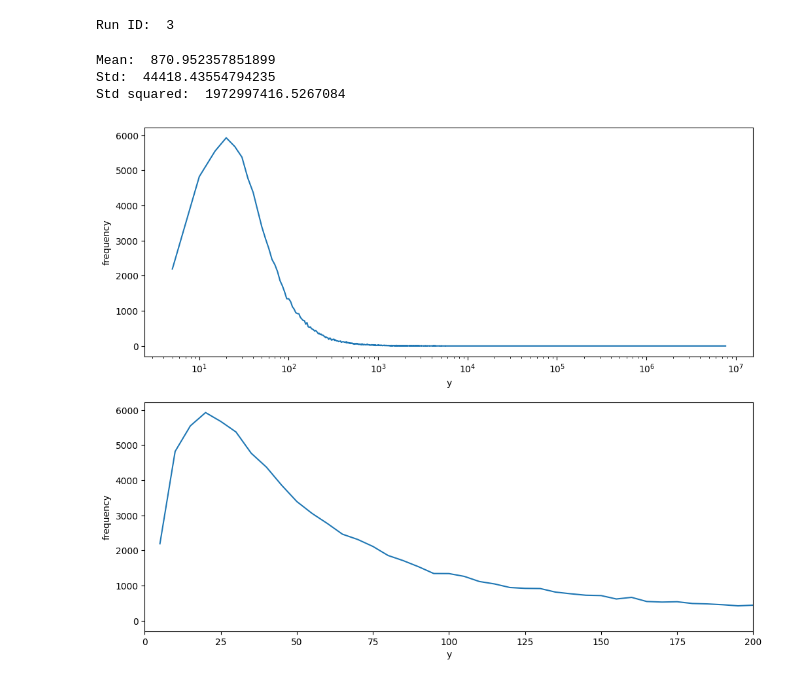
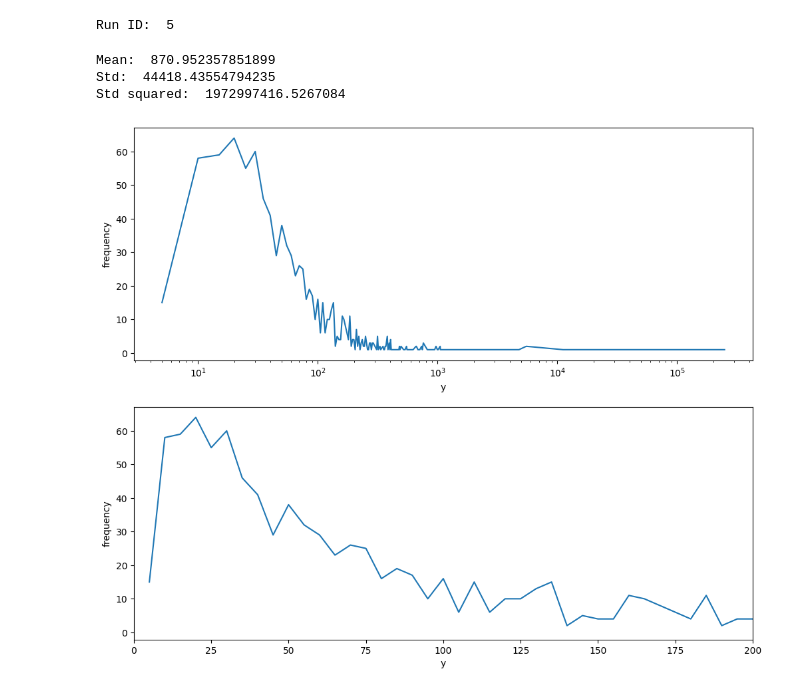
Before and after one commit to muraronicola/Approximating-volume-computations-via-GNNs, a Jupyter notebook: AnalyzeData.ipynb, the cells around one changed output. Cells and saved outputs as stored; diff of their text form; code cells hidden in the pictures.

```diff
--- a/AnalyzeData.ipynb
+++ b/AnalyzeData.ipynb
@@ -20,9 +20,14 @@ def find_filename():
 
 
 run_id = find_filename()
+run_id_prev_1 = run_id - 1
+run_id_prev_2 = run_id - 2
+run_id_prev_3 = run_id - 3
+run_id_prev_4 = run_id - 4
+
 print("Run ID: ", run_id)
 # %% [output]
-Run ID:  3
+Run ID:  5
 # %%
 file_name = "/exact_politopes" if exact_polytopes else "/all_politopes"
 
@@ -41,20 +57,22 @@ Std:  44418.43554794235
 Std squared:  1972997416.5267084
 # %%
 #Group y in values of 10
-y_grouped = np.ceil(y/5)*5
+y_cut = y[:1000]
+
+y_grouped = np.ceil(y_cut/5)*5
 #calculate the frequency of each group
 y_grouped, frequency = np.unique(y_grouped, return_counts=True)
 
 df_y_grouped = pd.DataFrame([y_grouped, frequency], index=["y", "frequency"]).T
 df_y_grouped.to_csv("data/" + folder_name + "/y_grouped.csv")
 
 figure2, ax2 = plt.subplots(2, 1, figsize=(12, 10))
 sns.lineplot(data=df_y_grouped, x="y", y="frequency", ax=ax2[0])
 sns.lineplot(data=df_y_grouped, x="y", y="frequency", ax=ax2[1])
 ax2[0].set_xscale('log')
 ax2[1].set_xbound(0, 200)
 #ax2[1].set_ybound(0, 200)
 
 plt.show()
 # %% [output]
-[figure, old version]
+[figure, new version]
```
Also changed, not shown: parts of 4 cells of this notebook, 31 other files.
